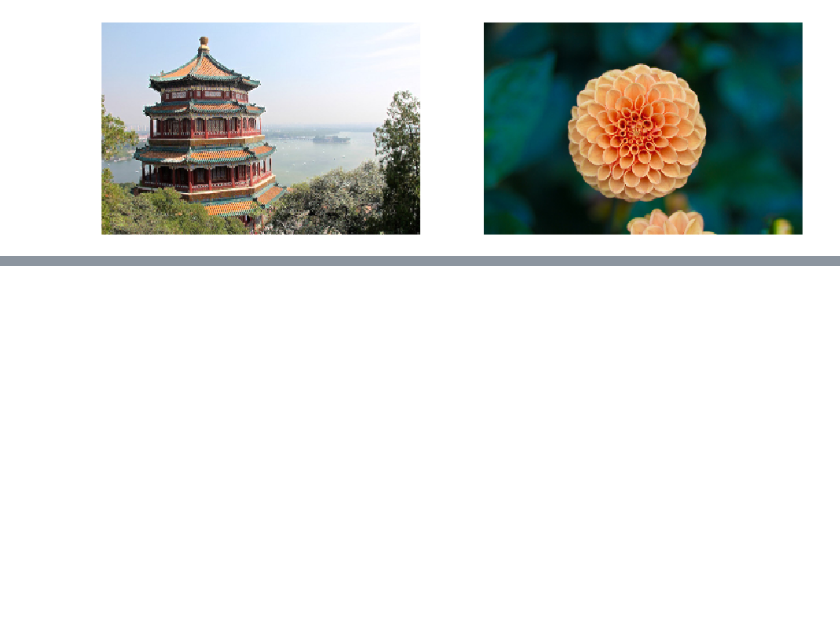
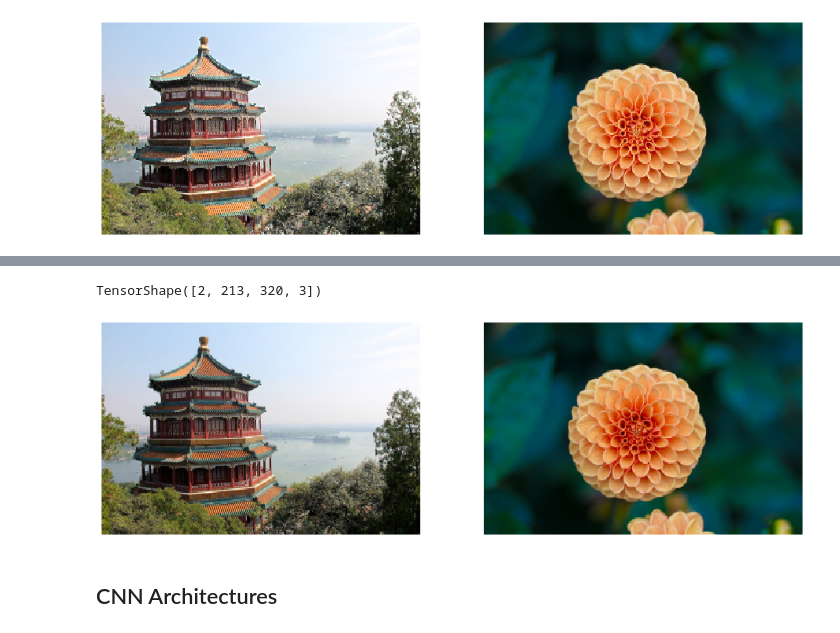
Before and after one commit to Shrey-Viradiya/HandsOnMachineLearning, a Jupyter notebook: Deep_Computer_Vision_using_Convolution_Neural_Network.ipynb, the cells around one changed output, grey strips where cells are left out. Cells and saved outputs as stored; diff of their text form; code cells hidden in the pictures; blank space fills up the shorter version.

```diff
--- a/Deep_Computer_Vision_using_Convolution_Neural_Network.ipynb
+++ b/Deep_Computer_Vision_using_Convolution_Neural_Network.ipynb
@@ -74,0 +113,4 @@ plot_color_image(output[1,:,:,:])
+# %%
+avg_pool = keras.layers.AvgPool2D(pool_size = 2)
+# %%
+output_avg = avg_pool(images)
@@ -74,0 +123,14 @@ plot_color_image(output[1,:,:,:])
+# %%
+output_avg.shape
+# %% [output]
+TensorShape([2, 213, 320, 3])
+# %%
+plt.figure(figsize=(16,9))
+plt.subplot(121)
+plot_color_image(output_avg[0,:,:,:])
+plt.subplot(122)
+plot_color_image(output_avg[1,:,:,:])
+# %% [output]
+[figure, added]
+# %% [markdown]
+## CNN Architectures
```
Also changed, not shown: parts of 14 cells of this notebook.
